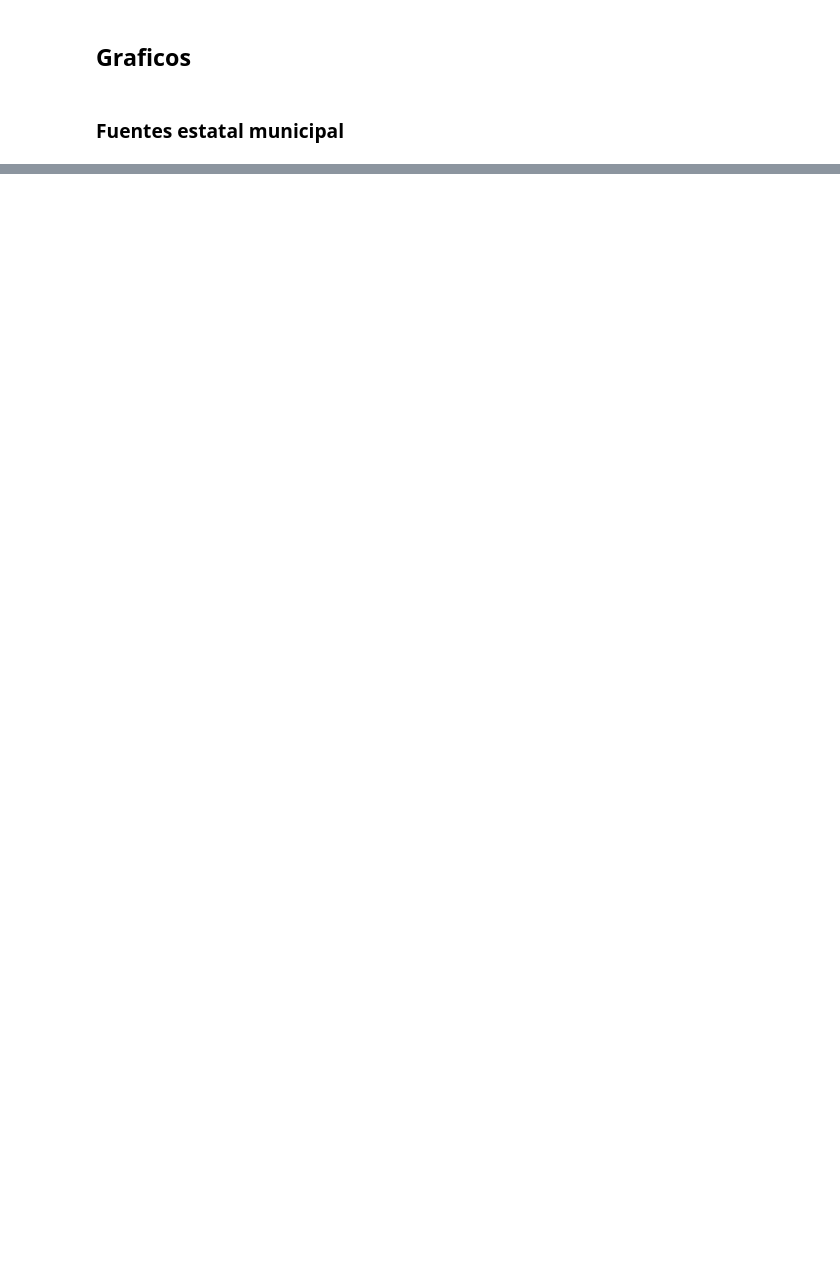
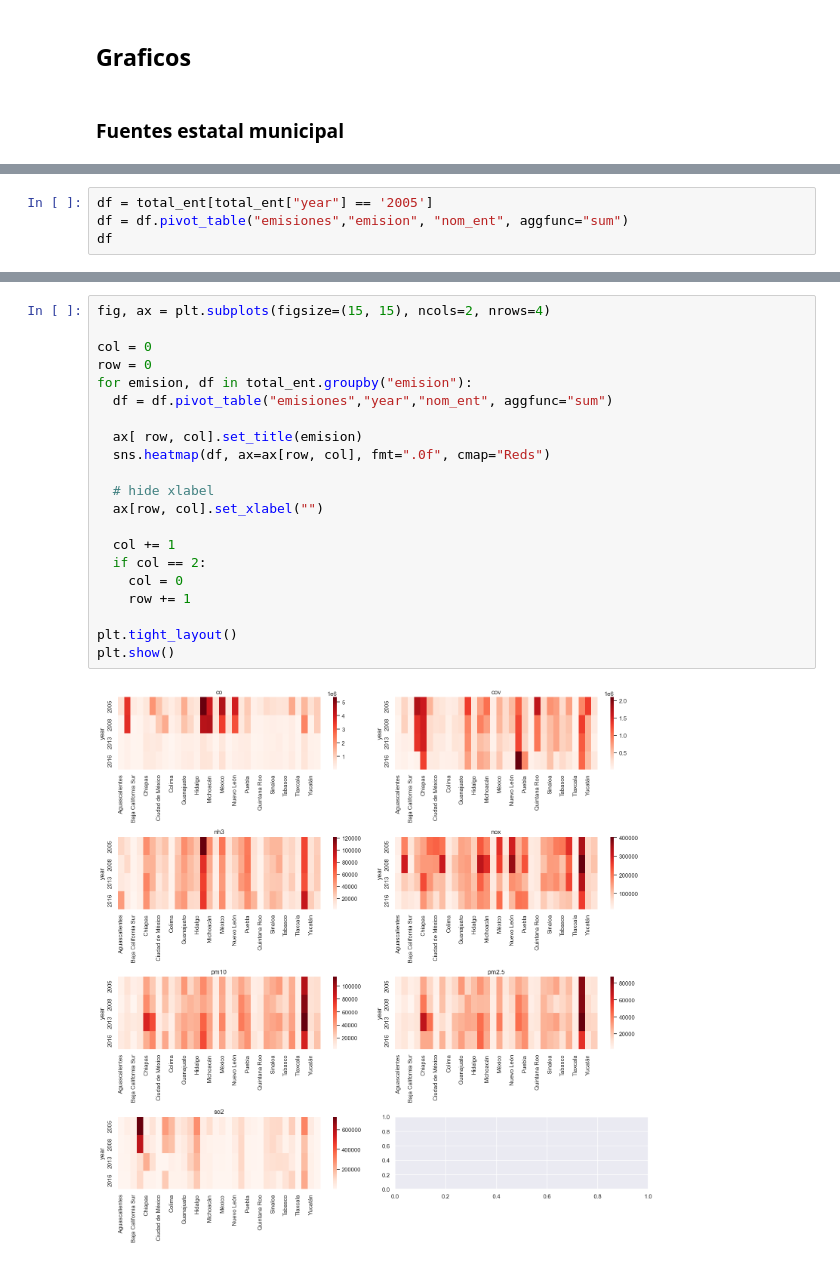
Before and after one commit to pcorner10/inventario_emisiones, a Jupyter notebook: INEM.ipynb, the cells around one changed output, grey strips where cells are left out. Saved outputs shown, nothing was run; the diff lists cells and outputs as text; blank space fills up the shorter version.

```diff
--- a/INEM.ipynb
+++ b/INEM.ipynb
@@ -307,0 +251,4 @@ plt.show()
+# %%
+df = total_ent[total_ent["year"] == '2005']
+df = df.pivot_table("emisiones","emision", "nom_ent", aggfunc="sum")
+df
@@ -307,0 +266,23 @@ plt.show()
+# %%
+fig, ax = plt.subplots(figsize=(15, 15), ncols=2, nrows=4)
+
+col = 0
+row = 0
+for emision, df in total_ent.groupby("emision"):
+  df = df.pivot_table("emisiones","year","nom_ent", aggfunc="sum")
+
+  ax[ row, col].set_title(emision)
+  sns.heatmap(df, ax=ax[row, col], fmt=".0f", cmap="Reds")
+
+  # hide xlabel
+  ax[row, col].set_xlabel("")
+
+  col += 1
+  if col == 2:
+    col = 0
+    row += 1
+
+plt.tight_layout()
+plt.show()
+# %% [output]
+[figure, added]
```
Also changed, not shown: parts of 13 cells of this notebook, 1 other file.
